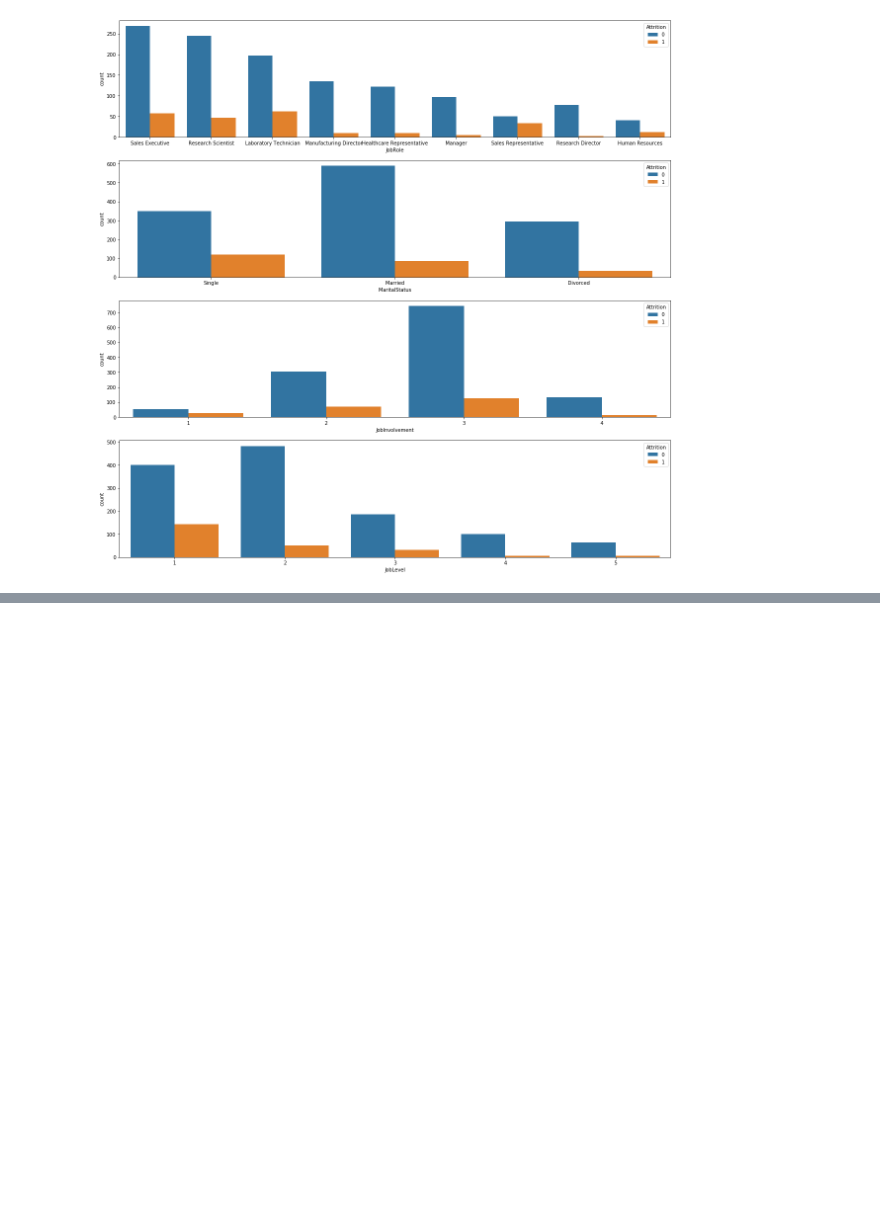
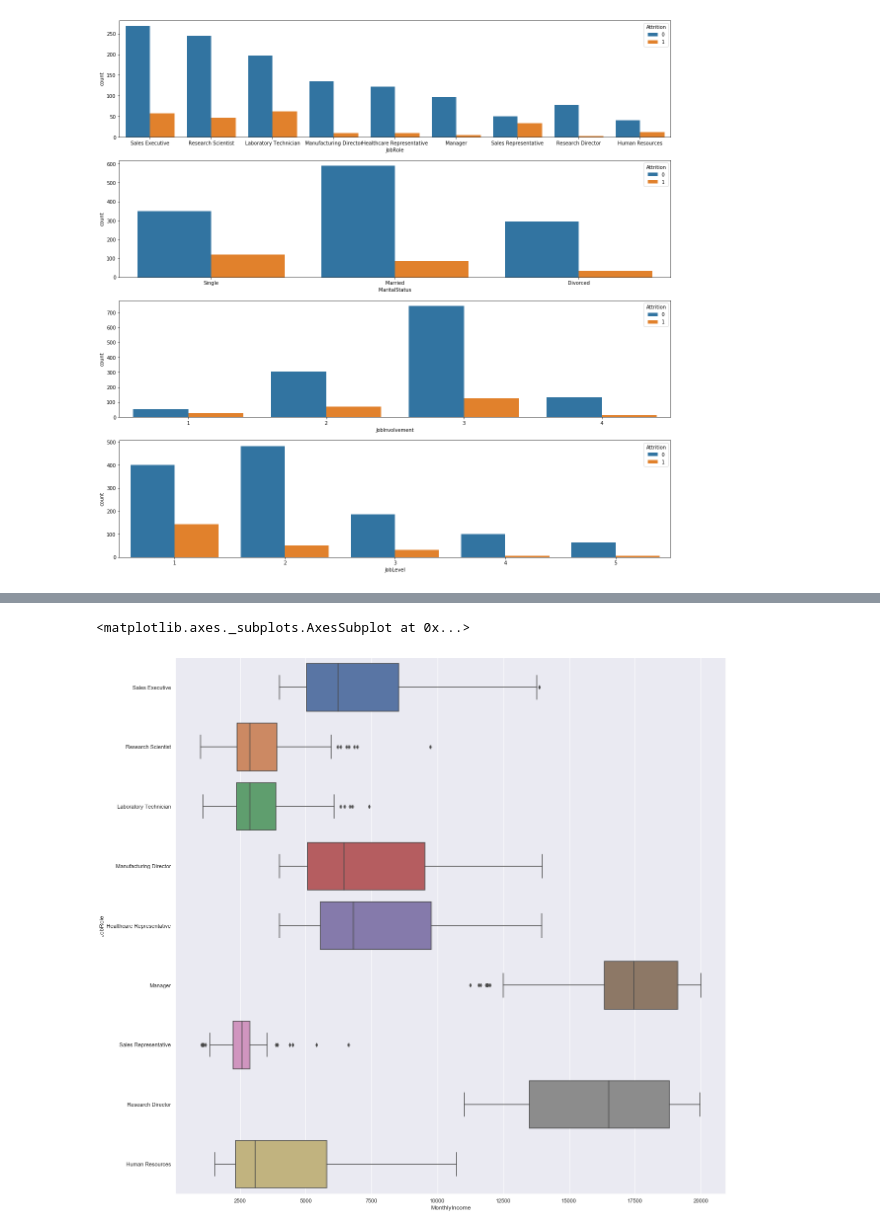
Before and after one commit to alby007100/DatAnalysis_python, a Jupyter notebook: Human Resoources Analysis.ipynb, the cells around one changed output, grey strips where cells are left out. Saved outputs shown, nothing was run; the diff lists cells and outputs as text; code cells hidden in the pictures; blank space fills up the shorter version.

```diff
--- a/Human Resoources Analysis.ipynb
+++ b/Human Resoources Analysis.ipynb
@@ -137,0 +161,6 @@ sns.countplot(x='JobLevel',hue='Attrition',data=employee_df)
+# %%
+plt.figure(figsize=(20,20))
+sns.boxplot(x='MonthlyIncome',y='JobRole', data=employee_df)
+# %% [output]
+<matplotlib.axes._subplots.AxesSubplot at 0x...>
+[figure, added]
```
Also changed, not shown: parts of 3 cells of this notebook.
